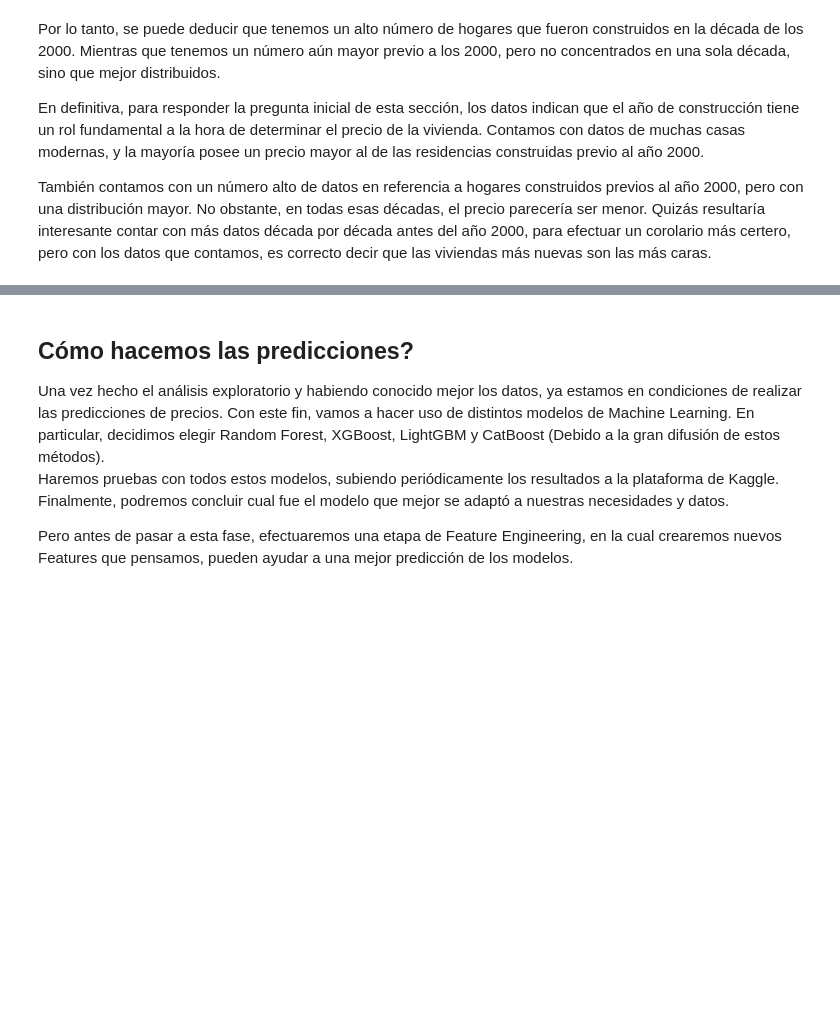
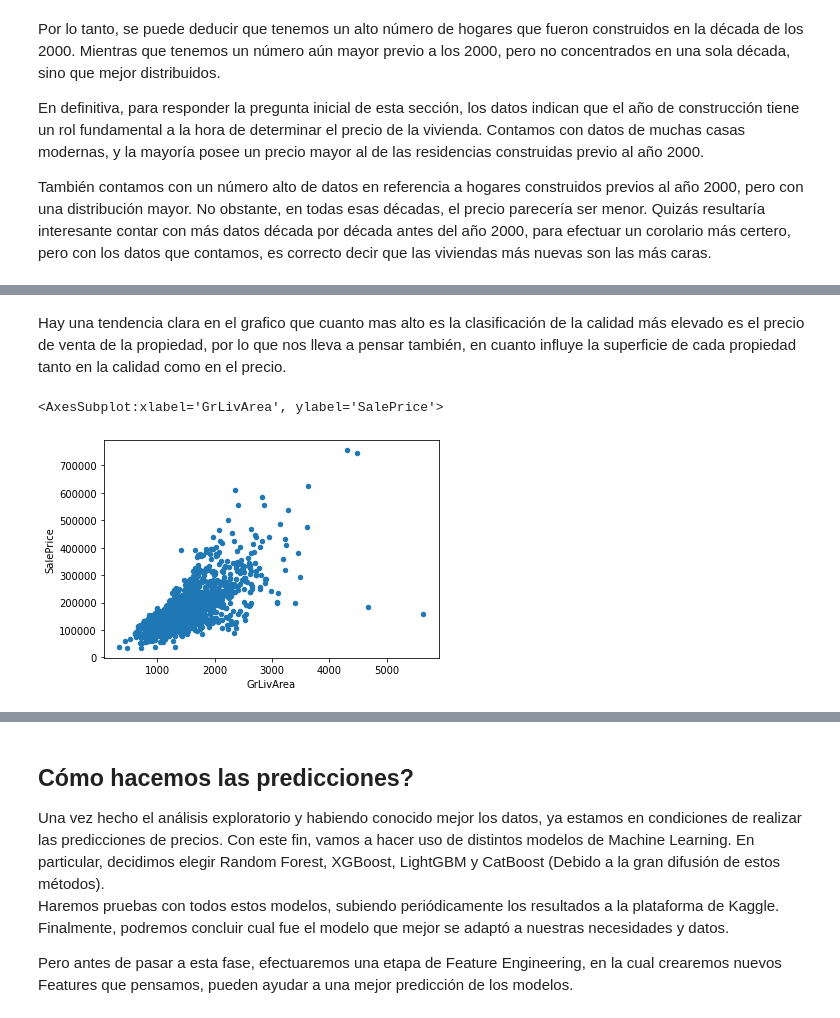
Before and after one commit to fedepenic/Tecnologias-Emergentes-Machine-Learning, a Jupyter notebook: TrabajoPracticoTecnologiasEmergentes.ipynb, the cells around one changed output, grey strips where cells are left out. Drawn from its saved outputs; the diff is of its cells as text; code cells hidden in the pictures; blank space fills up the shorter version.

```diff
--- a/TrabajoPracticoTecnologiasEmergentes.ipynb
+++ b/TrabajoPracticoTecnologiasEmergentes.ipynb
@@ -449,0 +509,8 @@ TO DO ...
+# %% [markdown]
+Hay una tendencia clara en el grafico que cuanto mas alto es la clasificación de la calidad más elevado es el precio de venta de la propiedad, por lo que nos lleva a pensar también, en cuanto influye la superficie de cada propiedad tanto en la calidad como en el precio.
+# %%
+train_filtrado = pd.concat([train_data['SalePrice'],train_data['GrLivArea']], axis=1)
+train_filtrado.plot.scatter(x='GrLivArea',y='SalePrice')
+# %% [output]
+<AxesSubplot:xlabel='GrLivArea', ylabel='SalePrice'>
+[figure, added]
```
Also changed, not shown: parts of 15 cells of this notebook, 1 other file.
